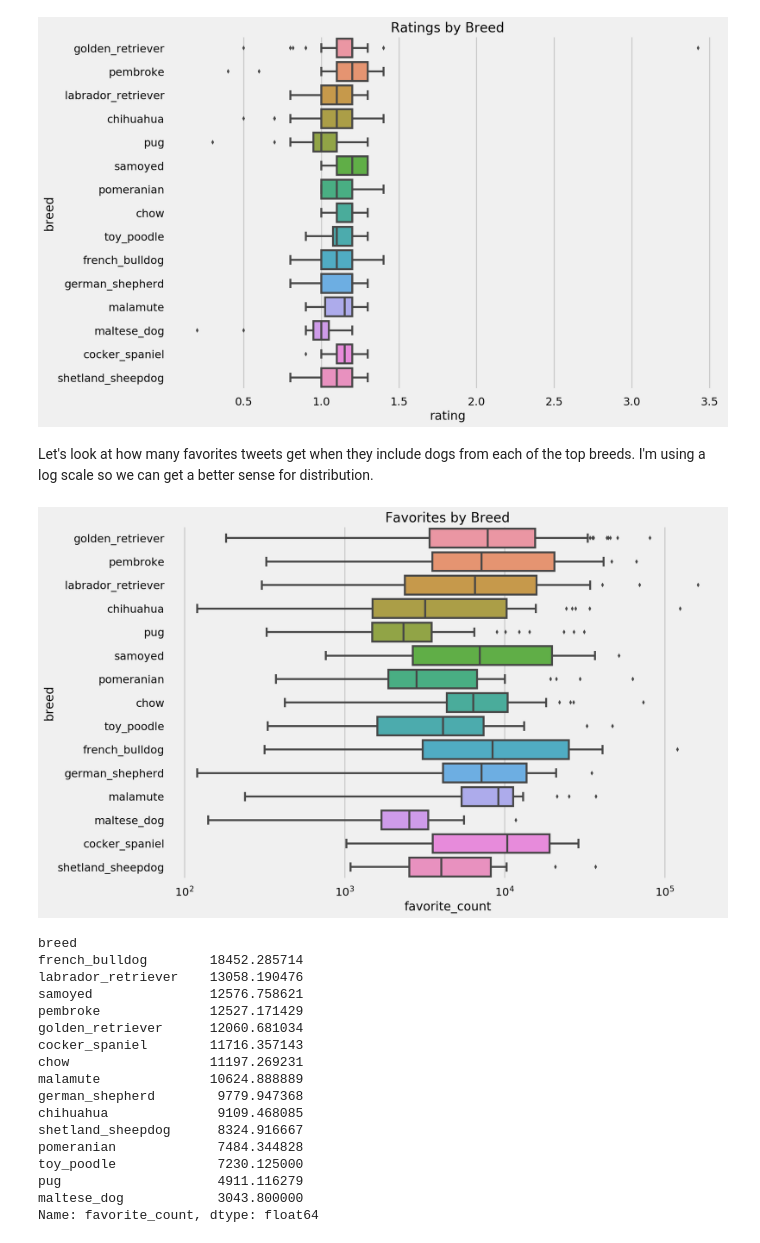
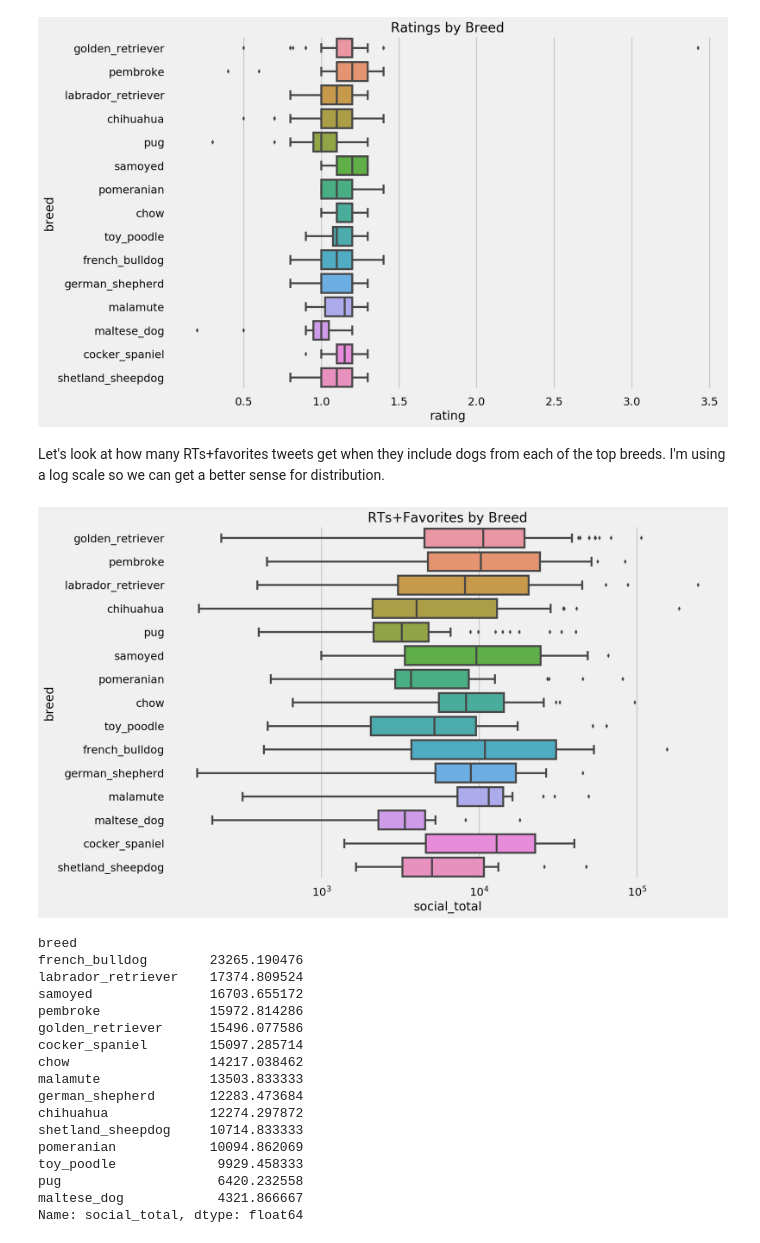
Before and after one commit to kennethn/data-analyst-nanodegree, a Jupyter notebook: 4_Wrangle_And_Analyze_Data/wrangle_act.ipynb, the cells around one changed output. Drawn from its saved outputs; the diff is of its cells as text; code cells hidden in the pictures.

```diff
--- a/4_Wrangle_And_Analyze_Data/wrangle_act.ipynb
+++ b/4_Wrangle_And_Analyze_Data/wrangle_act.ipynb
@@ -283,15 +303,17 @@ memory usage: 775.4+ KB
 # %%
-# We can drop the columns that are only  relevant
+# We can drop the columns that are only relevant
 # for retweets and replies
-df = df.drop(df.filter(regex='retweeted_status_').columns, axis=1)
+df = df.drop(df.filter(regex='retweeted_status').columns, axis=1)
 df = df.drop(df.filter(regex='in_reply_to_').columns, axis=1)
+df = df.drop(df.filter(regex='quoted_status').columns, axis=1)
 
 # Let's also drop the other unused columns that we
 # found above
 df.drop([
     'contributors', 'coordinates', 'display_text_range', 'geo', 'place',
     'id_str', 'truncated', 'possibly_sensitive',
-    'possibly_sensitive_appealable', 'favorited', 'retweeted'
+    'possibly_sensitive_appealable', 'favorited', 'retweeted',
+    'entities', 'extended_entities', 'is_quote_status'
 ],
         axis=1,
         inplace=True)
@@ -523,0 +544,2 @@ df.head()
+# %%
+df['social_total'] = df['favorite_count'] + df['retweet_count']
@@ -533,0 +594,4 @@ df.to_csv('data/twitter_archive_master.csv')
+# %%
+# Resample our df so we have monthly average totals
+df2 = df.set_index('timestamp')
+df2 = df2.resample('M').mean()
@@ -533,0 +608,9 @@ df.to_csv('data/twitter_archive_master.csv')
+# %%
+df2 = df.set_index('timestamp')
+df2 = df2.resample('M').sum()
+plt.bar(df2.index, df2['social_total'], width=25)
+plt.xticks(rotation=90)
+plt.title("Monthly Social Totals")
+plt.xlabel("Date")
+plt.ylabel("Social Total")
+plt.show()
@@ -773,38 +813,38 @@ plt.show()
 # %% [output]
 [figure]
 # %% [markdown]
-Let's look at how many favorites tweets get when they include dogs from each of the top breeds. I'm using a log scale so we can get a better sense for distribution.
+Let's look at how many RTs+favorites tweets get when they include dogs from each of the top breeds. I'm using a log scale so we can get a better sense for distribution.
 # %%
 ax = sns.boxplot(data=df_top_breeds,
                  y="breed",
-                 x="favorite_count",
+                 x="social_total",
                  order=top_breeds,
                  orient='h')
-plt.title("Favorites by Breed")
+plt.title("RTs+Favorites by Breed")
 ax.set_xscale('log')
 plt.show()
 # %% [output]
-[figure, old version]
+[figure, new version]
 # %%
-# Which breeds have the highest average number of favorites?
-df_top_breeds.groupby('breed').favorite_count.mean().sort_values(
+# Which breeds have the highest average number of RTs+favorites?
+df_top_breeds.groupby('breed').social_total.mean().sort_values(
     ascending=False)
 # %% [output]
 breed
-french_bulldog        18452.285714
-labrador_retriever    13058.190476
-samoyed               12576.758621
-pembroke              12527.171429
-golden_retriever      12060.681034
-cocker_spaniel        11716.357143
-chow                  11197.269231
-malamute              10624.888889
-german_shepherd        9779.947368
-chihuahua              9109.468085
-shetland_sheepdog      8324.916667
-pomeranian             7484.344828
-toy_poodle             7230.125000
-pug                    4911.116279
-maltese_dog            3043.800000
-Name: favorite_count, dtype: float64
+french_bulldog        23265.190476
+labrador_retriever    17374.809524
+samoyed               16703.655172
+pembroke              15972.814286
+golden_retriever      15496.077586
+cocker_spaniel        15097.285714
+chow                  14217.038462
+malamute              13503.833333
+german_shepherd       12283.473684
+chihuahua             12274.297872
+shetland_sheepdog     10714.833333
+pomeranian            10094.862069
+toy_poodle             9929.458333
+pug                    6420.232558
+maltese_dog            4321.866667
+Name: social_total, dtype: float64
 # %%
```
Also changed, not shown: parts of 77 cells of this notebook, 10 other files.
